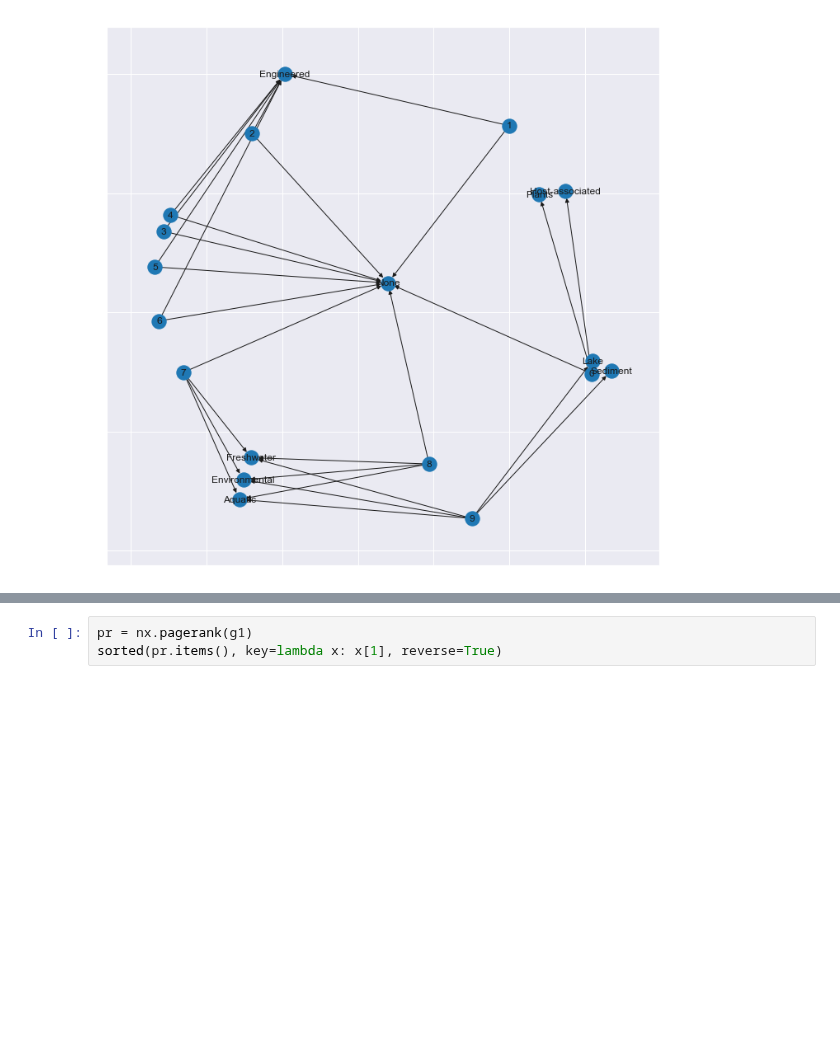
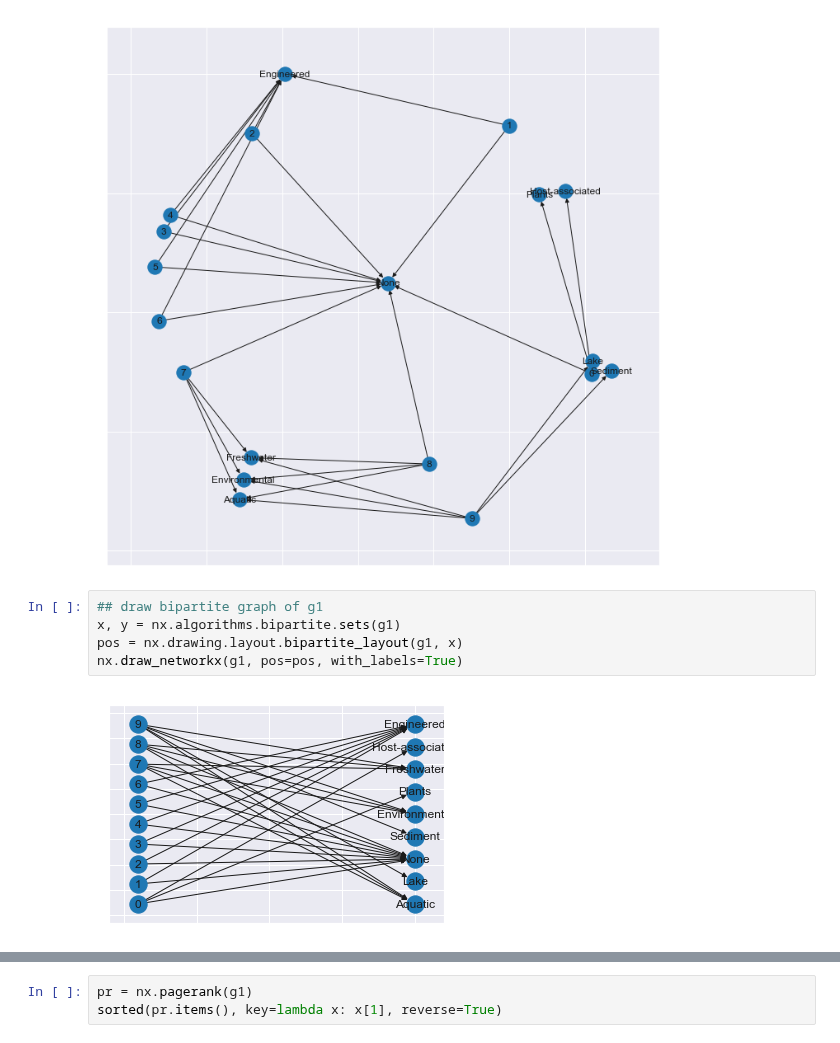
Before and after one commit to microbiomedata/nmdc-metadata, a Jupyter notebook: notebooks/gold-env-elevels-analysis.ipynb, the cells around one changed output, grey strips where cells are left out. Cells and saved outputs as stored; diff of their text form; blank space fills up the shorter version.

Commit message:
add examples of drawing bipartitie graphs

```diff
--- a/notebooks/gold-env-elevels-analysis.ipynb
+++ b/notebooks/gold-env-elevels-analysis.ipynb
@@ -277,3 +277,10 @@ plt.figure(figsize=(12, 12))
 nx.draw_networkx(g1, with_labels=True, pos=nx.kamada_kawai_layout(g1))
 # %% [output]
 [figure]
+# %%
+## draw bipartite graph of g1
+x, y = nx.algorithms.bipartite.sets(g1)
+pos = nx.drawing.layout.bipartite_layout(g1, x)
+nx.draw_networkx(g1, pos=pos, with_labels=True)
+# %% [output]
+[figure, added]
```
Also changed, not shown: parts of 2 cells of this notebook.
